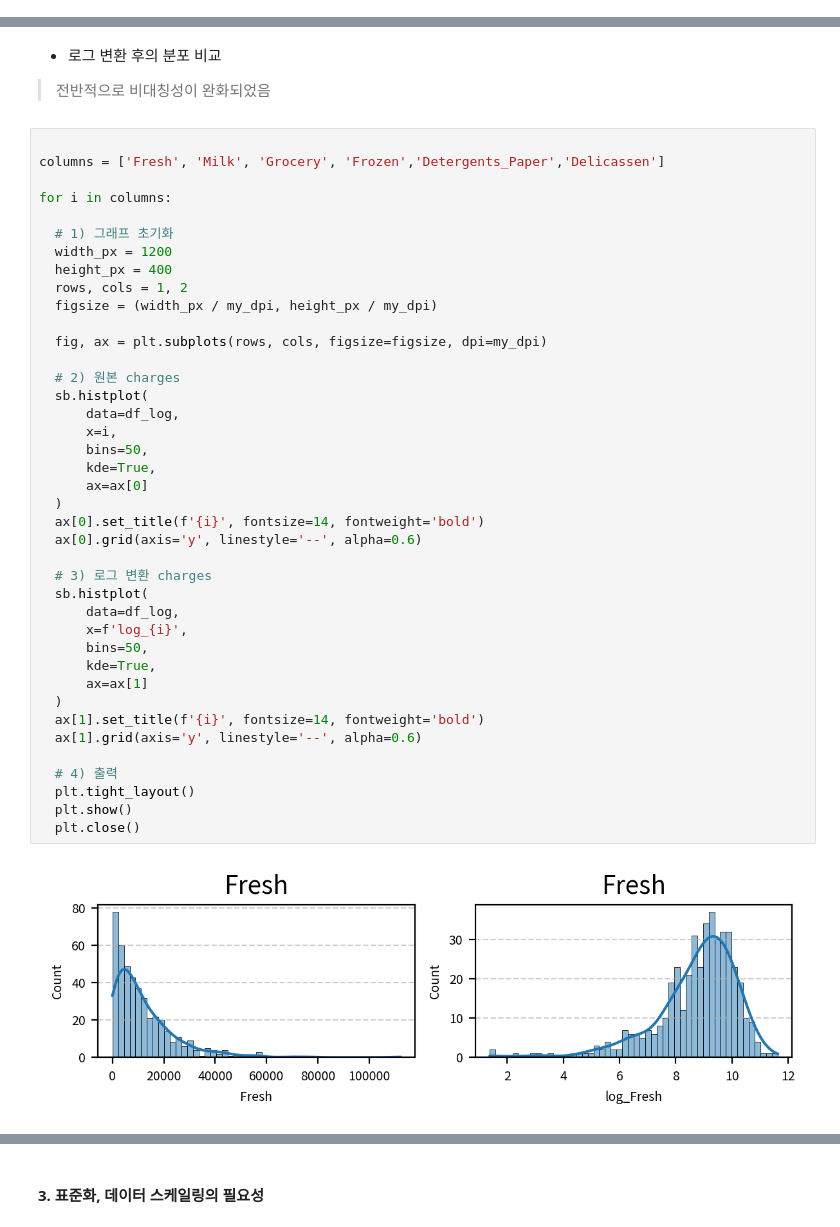
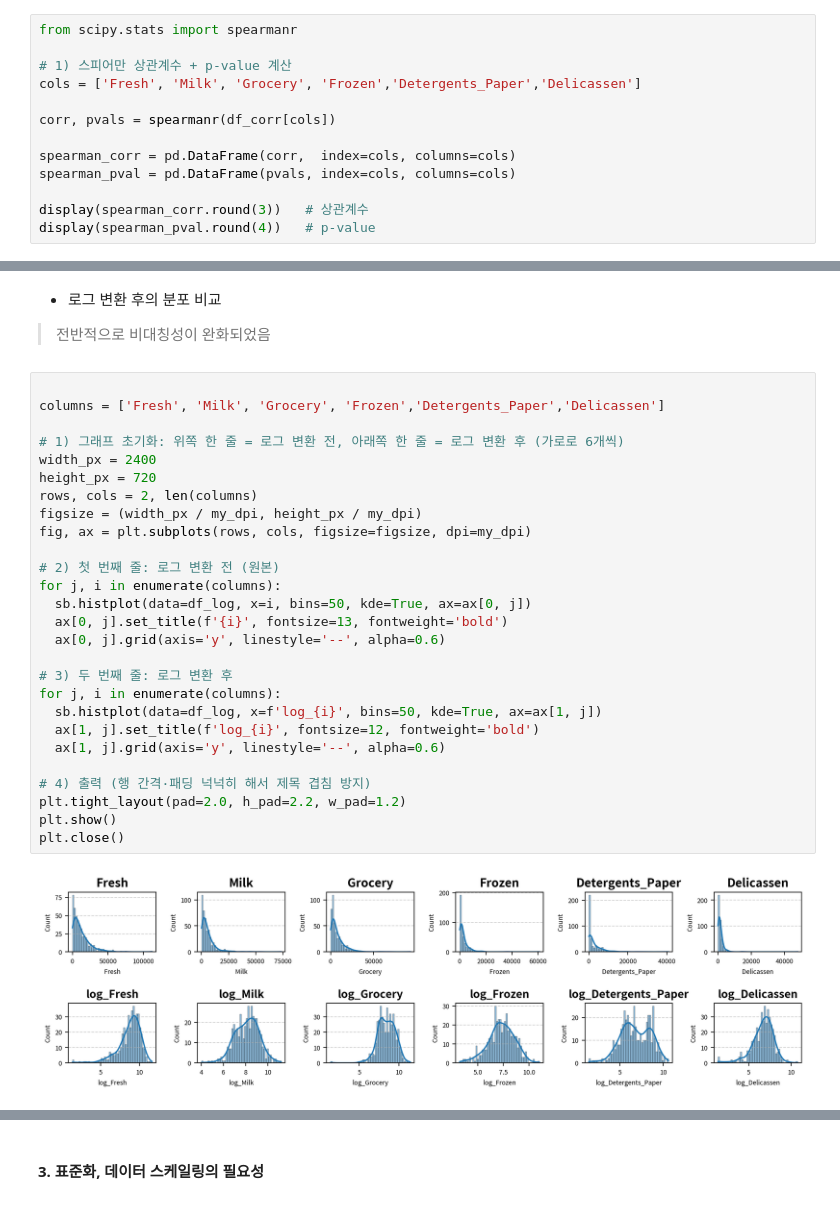
Before and after one commit to BoheeJeong/Machine_learning, a Jupyter notebook: [LAB 05] 비지도 학습 - 구매 패턴 기반 고객 군집 분석과 페르소나 도출/00.PBT_구매 패턴 기반 고객 군집 분석과 페르소나 도출.ipynb, the cells around one changed output, grey strips where cells are left out. Drawn from its saved outputs; the diff is of its cells as text.

```diff
--- a/[LAB 05] 비지도 학습 - 구매 패턴 기반 고객 군집 분석과 페르소나 도출/00.PBT_구매 패턴 기반 고객 군집 분석과 페르소나 도출.ipynb
+++ b/[LAB 05] 비지도 학습 - 구매 패턴 기반 고객 군집 분석과 페르소나 도출/00.PBT_구매 패턴 기반 고객 군집 분석과 페르소나 도출.ipynb
@@ -538,3 +538,16 @@ plt.show()               # 그래프 화면 출력
 plt.close()              # 그래프 작업 종료
 # %% [output]
 [figure]
+# %%
+from scipy.stats import spearmanr
+
+# 1) 스피어만 상관계수 + p-value 계산
+cols = ['Fresh', 'Milk', 'Grocery', 'Frozen','Detergents_Paper','Delicassen']
+
+corr, pvals = spearmanr(df_corr[cols])
+
+spearman_corr = pd.DataFrame(corr,  index=cols, columns=cols)
+spearman_pval = pd.DataFrame(pvals, index=cols, columns=cols)
+
+display(spearman_corr.round(3))   # 상관계수
+display(spearman_pval.round(4))   # p-value
@@ -564,42 +633,29 @@ df_log.head()
 # %%
 
 columns = ['Fresh', 'Milk', 'Grocery', 'Frozen','Detergents_Paper','Delicassen']
 
-for i in columns:
+# 1) 그래프 초기화: 위쪽 한 줄 = 로그 변환 전, 아래쪽 한 줄 = 로그 변환 후 (가로로 6개씩)
+width_px = 2400
+height_px = 720
+rows, cols = 2, len(columns)
+figsize = (width_px / my_dpi, height_px / my_dpi)
+fig, ax = plt.subplots(rows, cols, figsize=figsize, dpi=my_dpi)
 
-  # 1) 그래프 초기화
-  width_px = 1200
-  height_px = 400
-  rows, cols = 1, 2
-  figsize = (width_px / my_dpi, height_px / my_dpi)
+# 2) 첫 번째 줄: 로그 변환 전 (원본)
+for j, i in enumerate(columns):
+  sb.histplot(data=df_log, x=i, bins=50, kde=True, ax=ax[0, j])
+  ax[0, j].set_title(f'{i}', fontsize=13, fontweight='bold')
+  ax[0, j].grid(axis='y', linestyle='--', alpha=0.6)
 
-  fig, ax = plt.subplots(rows, cols, figsize=figsize, dpi=my_dpi)
+# 3) 두 번째 줄: 로그 변환 후
+for j, i in enumerate(columns):
+  sb.histplot(data=df_log, x=f'log_{i}', bins=50, kde=True, ax=ax[1, j])
+  ax[1, j].set_title(f'log_{i}', fontsize=12, fontweight='bold')
+  ax[1, j].grid(axis='y', linestyle='--', alpha=0.6)
 
-  # 2) 원본 charges
-  sb.histplot(
-      data=df_log,
-      x=i,
-      bins=50,
-      kde=True,
-      ax=ax[0]
-  )
-  ax[0].set_title(f'{i}', fontsize=14, fontweight='bold')
-  ax[0].grid(axis='y', linestyle='--', alpha=0.6)
-
-  # 3) 로그 변환 charges
-  sb.histplot(
-      data=df_log,
-      x=f'log_{i}',
-      bins=50,
-      kde=True,
-      ax=ax[1]
-  )
-  ax[1].set_title(f'{i}', fontsize=14, fontweight='bold')
-  ax[1].grid(axis='y', linestyle='--', alpha=0.6)
-
-  # 4) 출력
-  plt.tight_layout()
-  plt.show()
-  plt.close()
+# 4) 출력 (행 간격·패딩 넉넉히 해서 제목 겹침 방지)
+plt.tight_layout(pad=2.0, h_pad=2.2, w_pad=1.2)
+plt.show()
+plt.close()
 # %% [output]
-[figure, old version]
+[figure, new version]
```
Also changed, not shown: parts of 11 cells of this notebook, 12 other files.
